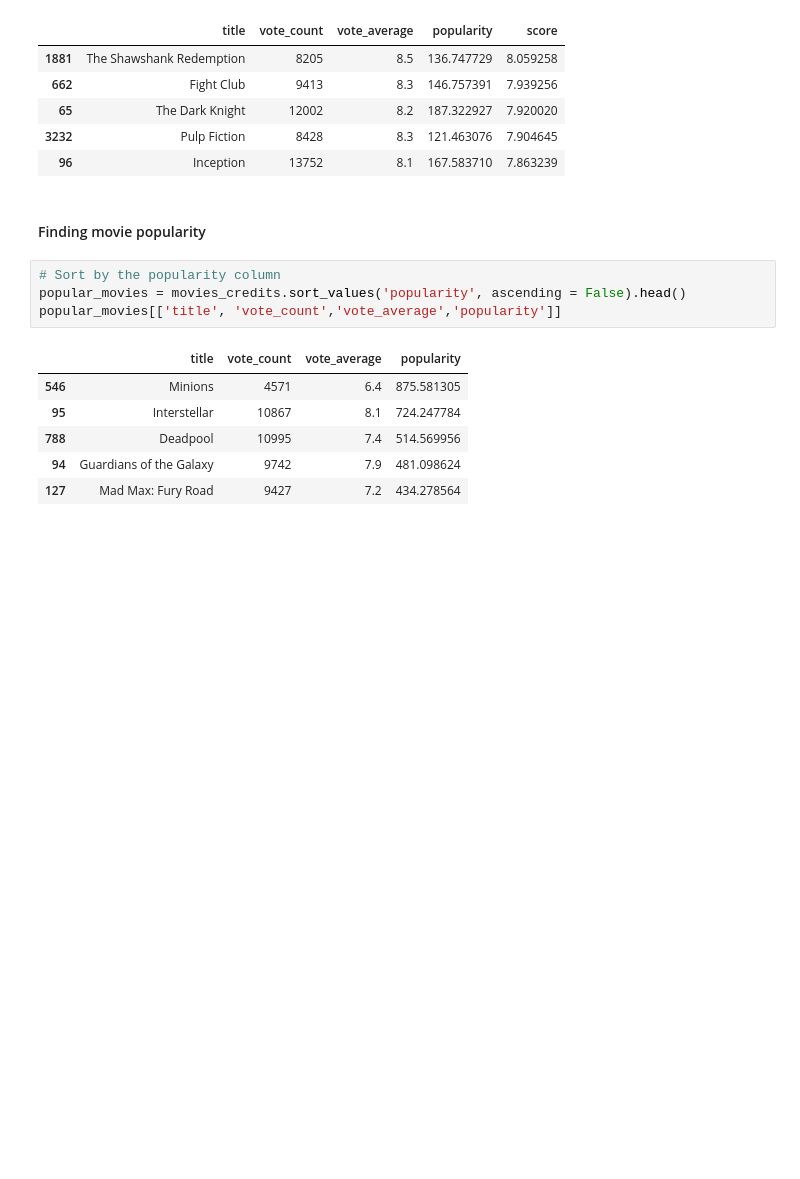
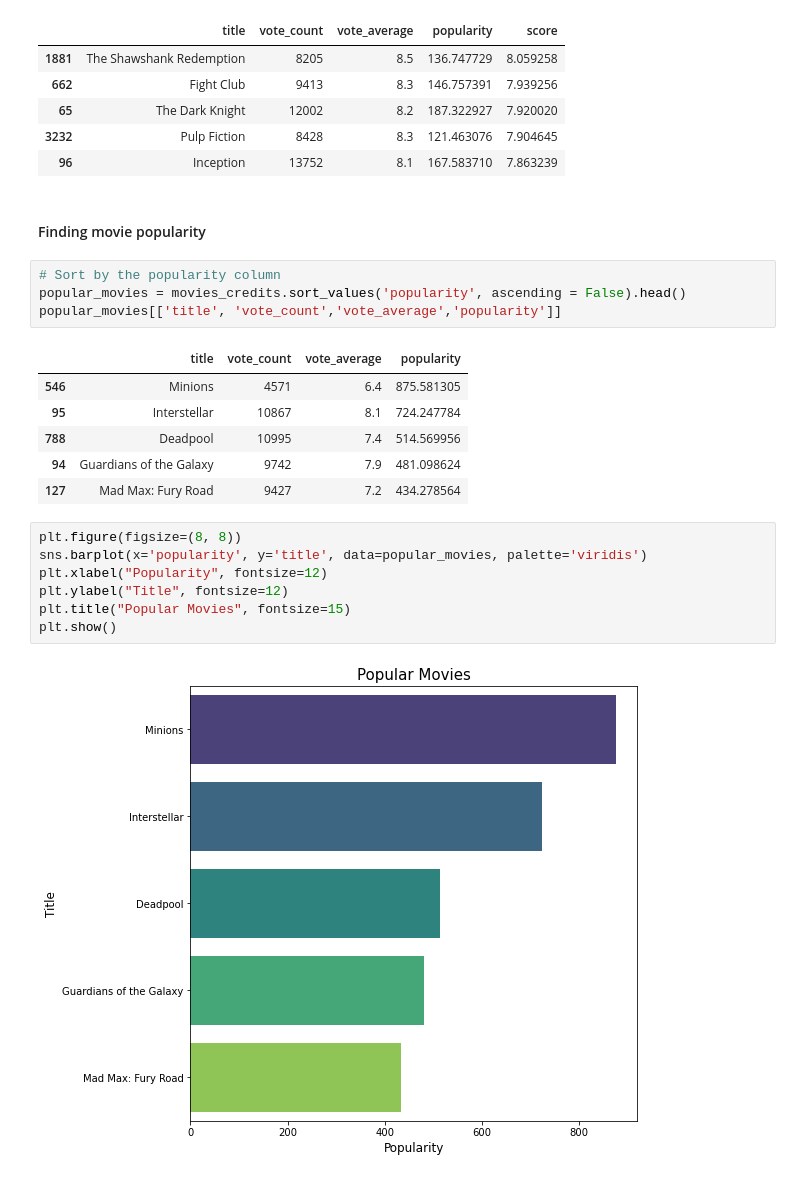
Before and after one commit to Edna722/Movie-Recommendation-Full-Project, a Jupyter notebook: Movie Recommendation.ipynb, the cells around one changed output. Saved outputs shown, nothing was run; the diff lists cells and outputs as text; blank space fills up the shorter version.

```diff
--- a/Movie Recommendation.ipynb
+++ b/Movie Recommendation.ipynb
@@ -420,3 +420,12 @@ popular_movies[['title', 'vote_count','vote_average','popularity']]
 | 788 | Deadpool | 10995 | 7.4 | 514.569956 |
 | 94 | Guardians of the Galaxy | 9742 | 7.9 | 481.098624 |
 | 127 | Mad Max: Fury Road | 9427 | 7.2 | 434.278564 |
+# %%
+plt.figure(figsize=(8, 8))
+sns.barplot(x='popularity', y='title', data=popular_movies, palette='viridis')
+plt.xlabel("Popularity", fontsize=12)
+plt.ylabel("Title", fontsize=12)
+plt.title("Popular Movies", fontsize=15)
+plt.show()
+# %% [output]
+[figure, added]
```
Also changed, not shown: parts of 7 cells of this notebook.
